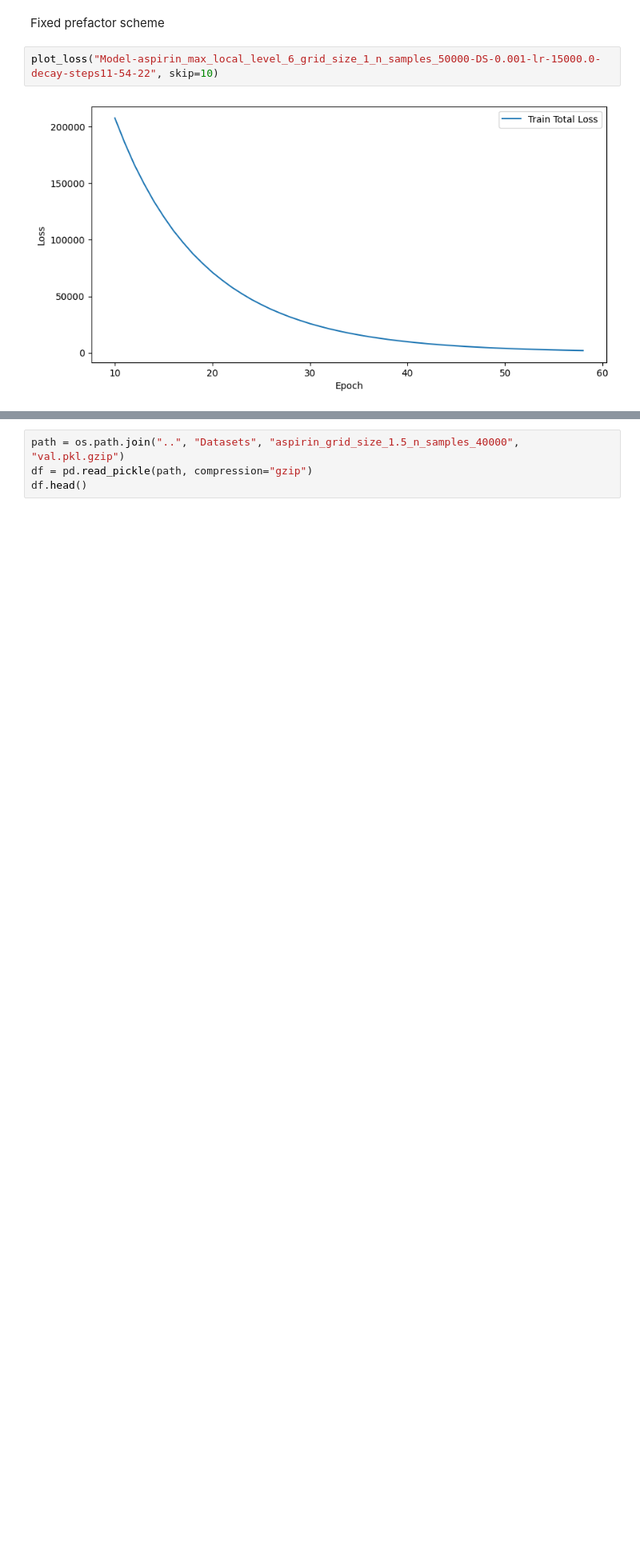
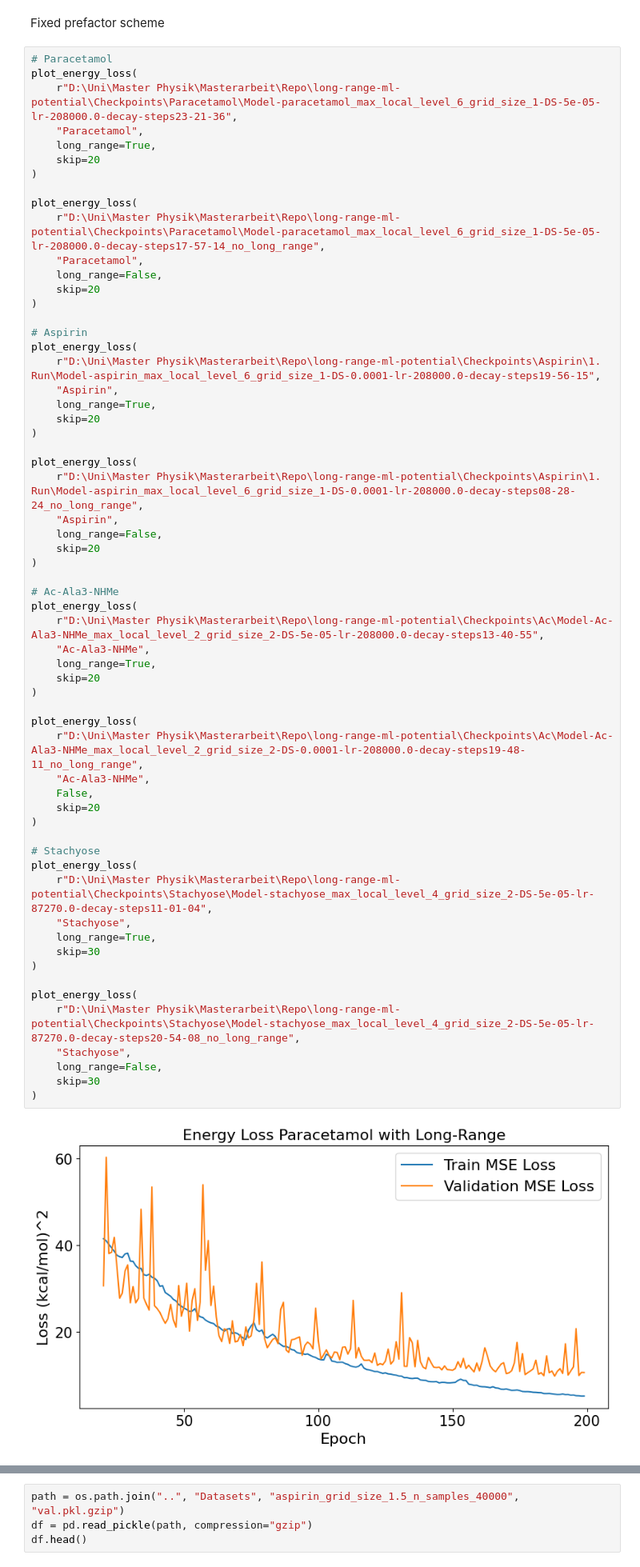
Before and after one commit to AaronJacques/long-range-ml-potential, a Jupyter notebook: Neural-Network/testing_notebook.ipynb, the cells around one changed output, grey strips where cells are left out. Shown: that part at 80% size. Saved outputs shown, nothing was run; the diff lists cells and outputs as text; blank space fills up the shorter version.

```diff
--- a/Neural-Network/testing_notebook.ipynb
+++ b/Neural-Network/testing_notebook.ipynb
@@ -86,6 +120,64 @@ def plot_loss(folder, skip=1):
 # %% [markdown]
 Fixed prefactor scheme
 # %%
-plot_loss("Model-aspirin_max_local_level_6_grid_size_1_n_samples_50000-DS-0.001-lr-15000.0-decay-steps11-54-22", skip=10)
+# Paracetamol
+plot_energy_loss(
+    r"D:\Uni\Master Physik\Masterarbeit\Repo\long-range-ml-potential\Checkpoints\Paracetamol\Model-paracetamol_max_local_level_6_grid_size_1-DS-5e-05-lr-208000.0-decay-steps23-21-36",
+    "Paracetamol",
+    long_range=True,
+    skip=20
+)
+
+plot_energy_loss(
+    r"D:\Uni\Master Physik\Masterarbeit\Repo\long-range-ml-potential\Checkpoints\Paracetamol\Model-paracetamol_max_local_level_6_grid_size_1-DS-5e-05-lr-208000.0-decay-steps17-57-14_no_long_range",
+    "Paracetamol",
+    long_range=False,
+    skip=20
+)
+
+# Aspirin
+plot_energy_loss(
+    r"D:\Uni\Master Physik\Masterarbeit\Repo\long-range-ml-potential\Checkpoints\Aspirin\1. Run\Model-aspirin_max_local_level_6_grid_size_1-DS-0.0001-lr-208000.0-decay-steps19-56-15",
+    "Aspirin",
+    long_range=True,
+    skip=20
+)
+
+plot_energy_loss(
+    r"D:\Uni\Master Physik\Masterarbeit\Repo\long-range-ml-potential\Checkpoints\Aspirin\1. Run\Model-aspirin_max_local_level_6_grid_size_1-DS-0.0001-lr-208000.0-decay-steps08-28-24_no_long_range",
+    "Aspirin",
+    long_range=False,
+    skip=20
+)
+
+# Ac-Ala3-NHMe
+plot_energy_loss(
+    r"D:\Uni\Master Physik\Masterarbeit\Repo\long-range-ml-potential\Checkpoints\Ac\Model-Ac-Ala3-NHMe_max_local_level_2_grid_size_2-DS-5e-05-lr-208000.0-decay-steps13-40-55",
+    "Ac-Ala3-NHMe",
+    long_range=True,
+    skip=20
+)
+
+plot_energy_loss(
+    r"D:\Uni\Master Physik\Masterarbeit\Repo\long-range-ml-potential\Checkpoints\Ac\Model-Ac-Ala3-NHMe_max_local_level_2_grid_size_2-DS-0.0001-lr-208000.0-decay-steps19-48-11_no_long_range",
+    "Ac-Ala3-NHMe",
+    False,
+    skip=20
+)
+
+# Stachyose
+plot_energy_loss(
+    r"D:\Uni\Master Physik\Masterarbeit\Repo\long-range-ml-potential\Checkpoints\Stachyose\Model-stachyose_max_local_level_4_grid_size_2-DS-5e-05-lr-87270.0-decay-steps11-01-04",
+    "Stachyose",
+    long_range=True,
+    skip=30
+)
+
+plot_energy_loss(
+    r"D:\Uni\Master Physik\Masterarbeit\Repo\long-range-ml-potential\Checkpoints\Stachyose\Model-stachyose_max_local_level_4_grid_size_2-DS-5e-05-lr-87270.0-decay-steps20-54-08_no_long_range",
+    "Stachyose",
+    long_range=False,
+    skip=30
+)
 # %% [output]
-[figure, old version]
+[figure, new version]
```
Also changed, not shown: parts of 3 cells of this notebook, 6 other files.
